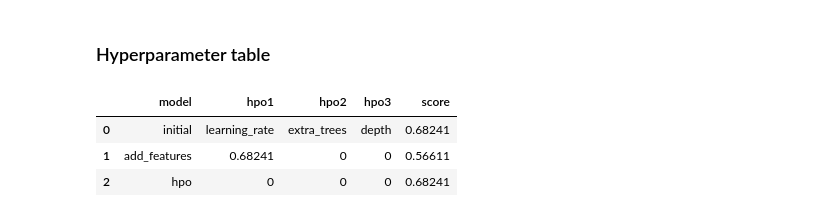
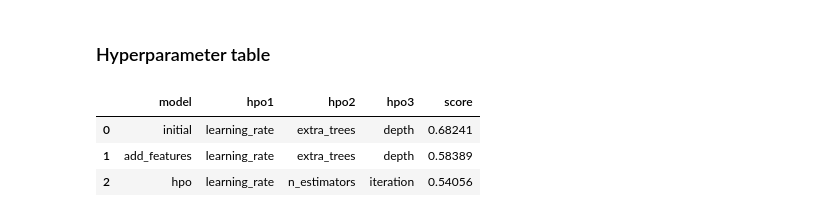
Before and after one commit to omogbolahan94/Bike-Sharing-Demand-Prediction, a Jupyter notebook: main.ipynb, the cells around one changed output. Saved outputs shown, nothing was run; the diff lists cells and outputs as text; code cells hidden in the pictures.

```diff
--- a/main.ipynb
+++ b/main.ipynb
@@ -849,14 +967,14 @@ plt.show()
 # %%
 # The 3 hyperparameters we tuned with the kaggle score as the result
 pd.DataFrame({
     "model": ["initial", "add_features", "hpo"],
-    "hpo1": ['learning_rate', 0.68241, 0],
-    "hpo2": ['extra_trees', 0, 0],
-    "hpo3": ['depth', 0, 0],
-    "score": [0.68241, 0.56611, 0.68241]
+    "hpo1": ['learning_rate', 'learning_rate', 'learning_rate'],
+    "hpo2": ['extra_trees', 'extra_trees', 'n_estimators'],
+    "hpo3": ['depth', 'depth', 'iteration'],
+    "score": [0.68241, 0.58389, 0.54056]
 })
 # %% [output]
 |  | model | hpo1 | hpo2 | hpo3 | score |
 | 0 | initial | learning_rate | extra_trees | depth | 0.68241 |
-| 1 | add_features | 0.68241 | 0 | 0 | 0.56611 |
-| 2 | hpo | 0 | 0 | 0 | 0.68241 |
+| 1 | add_features | learning_rate | extra_trees | depth | 0.58389 |
+| 2 | hpo | learning_rate | n_estimators | iteration | 0.54056 |
```
Also changed, not shown: parts of 22 cells of this notebook, 4 other files.
